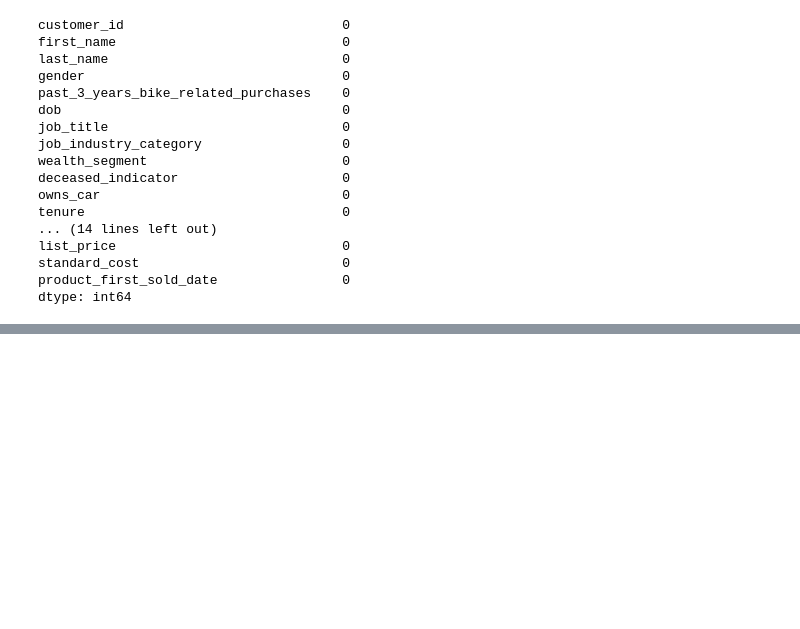
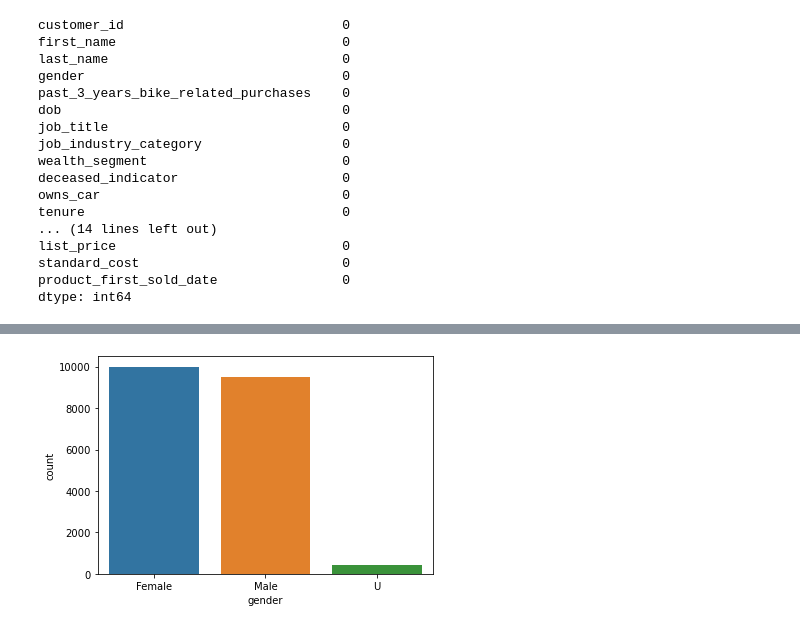
Before and after one commit to MKY01/KPMG-Virtual-Internship, a Jupyter notebook: 2.Data_Insights/mergedDataAnalysis.ipynb, the cells around one changed output, grey strips where cells are left out. Saved outputs shown, nothing was run; the diff lists cells and outputs as text; code cells hidden in the pictures; blank space fills up the shorter version.

```diff
--- a/2.Data_Insights/mergedDataAnalysis.ipynb
+++ b/2.Data_Insights/mergedDataAnalysis.ipynb
@@ -172,0 +209,5 @@ df.head()
+# %%
+sn.countplot(x = 'gender', data = df)
+plt.show()
+# %% [output]
+[figure, added]
```
Also changed, not shown: parts of 30 cells of this notebook, 6 other files.
